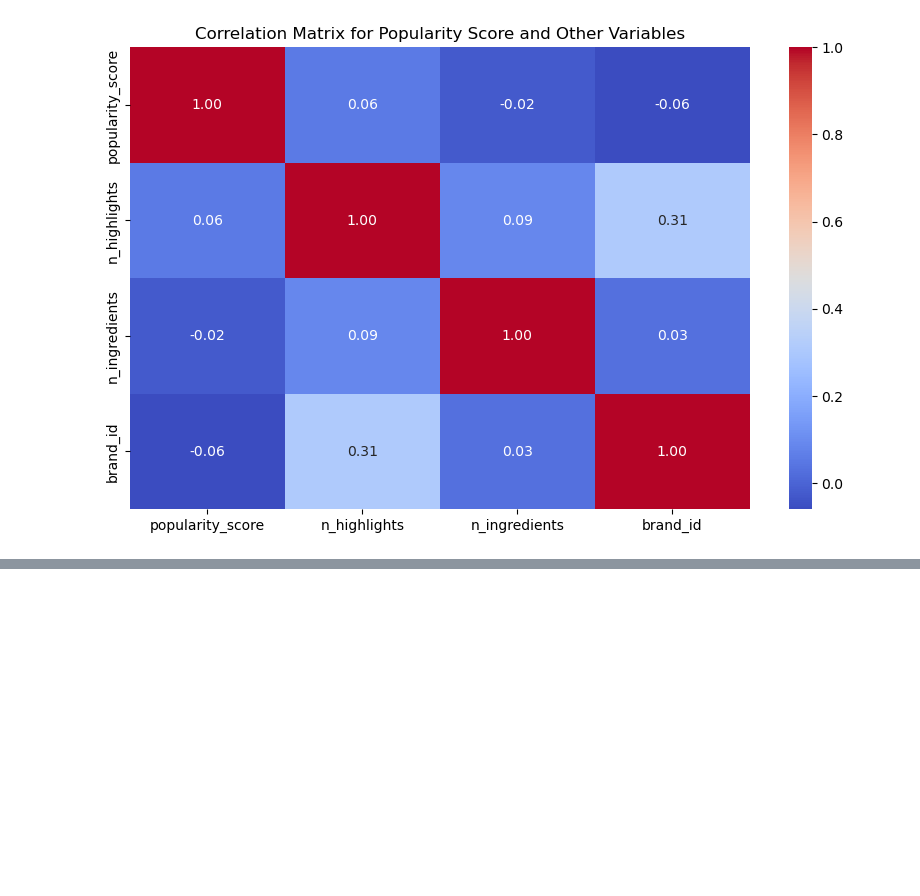
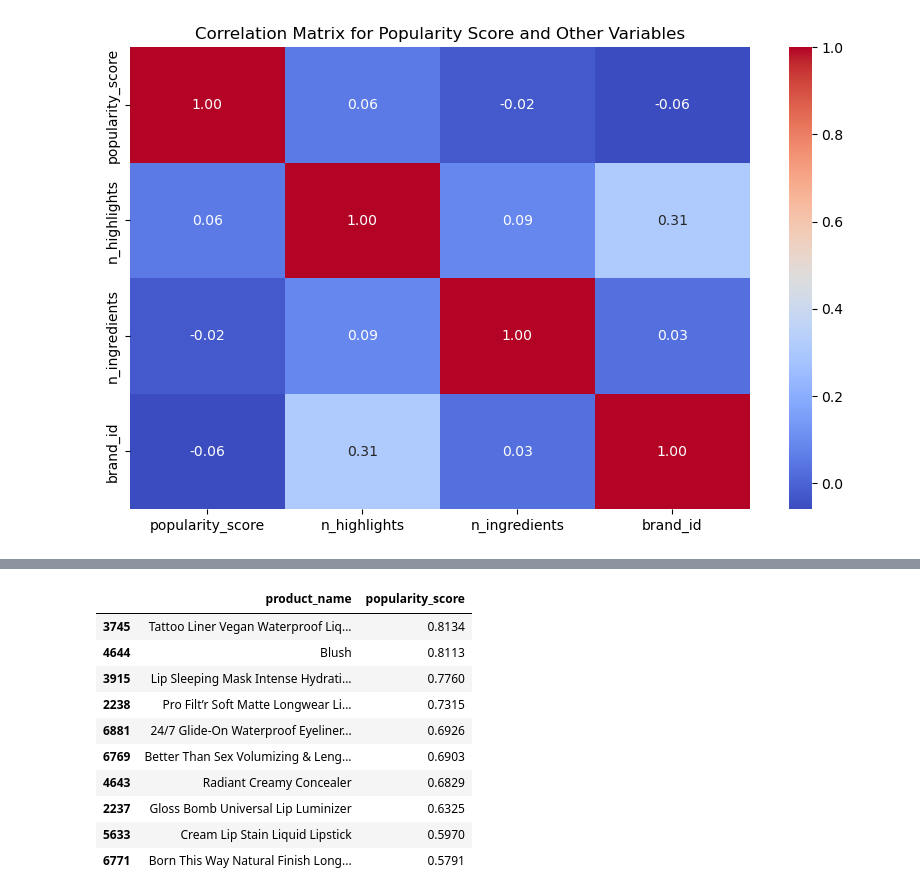
Before and after one commit to juliaaaloopez/visual_analytics_final_project, a Jupyter notebook: EDA.ipynb, the cells around one changed output, grey strips where cells are left out. Drawn from its saved outputs; the diff is of its cells as text; code cells hidden in the pictures; blank space fills up the shorter version.

```diff
--- a/EDA.ipynb
+++ b/EDA.ipynb
@@ -763,0 +984,16 @@ brand_id                 -0.059753      0.311255       0.027205  1.000000
+# %%
+
+top_10_products = df.sort_values(by='popularity_score', ascending=False).head(10)
+top_10_products[['product_name', 'popularity_score']]
+# %% [output]
+|  | product_name | popularity_score |
+| 3745 | Tattoo Liner Vegan Waterproof Liq... | 0.8134 |
+| 4644 | Blush | 0.8113 |
+| 3915 | Lip Sleeping Mask Intense Hydrati... | 0.7760 |
+| 2238 | Pro Filt’r Soft Matte Longwear Li... | 0.7315 |
+| 6881 | 24/7 Glide-On Waterproof Eyeliner... | 0.6926 |
+| 6769 | Better Than Sex Volumizing & Leng... | 0.6903 |
+| 4643 | Radiant Creamy Concealer | 0.6829 |
+| 2237 | Gloss Bomb Universal Lip Luminizer | 0.6325 |
+| 5633 | Cream Lip Stain Liquid Lipstick | 0.5970 |
+| 6771 | Born This Way Natural Finish Long... | 0.5791 |
```
Also changed, not shown: parts of 29 cells of this notebook.
